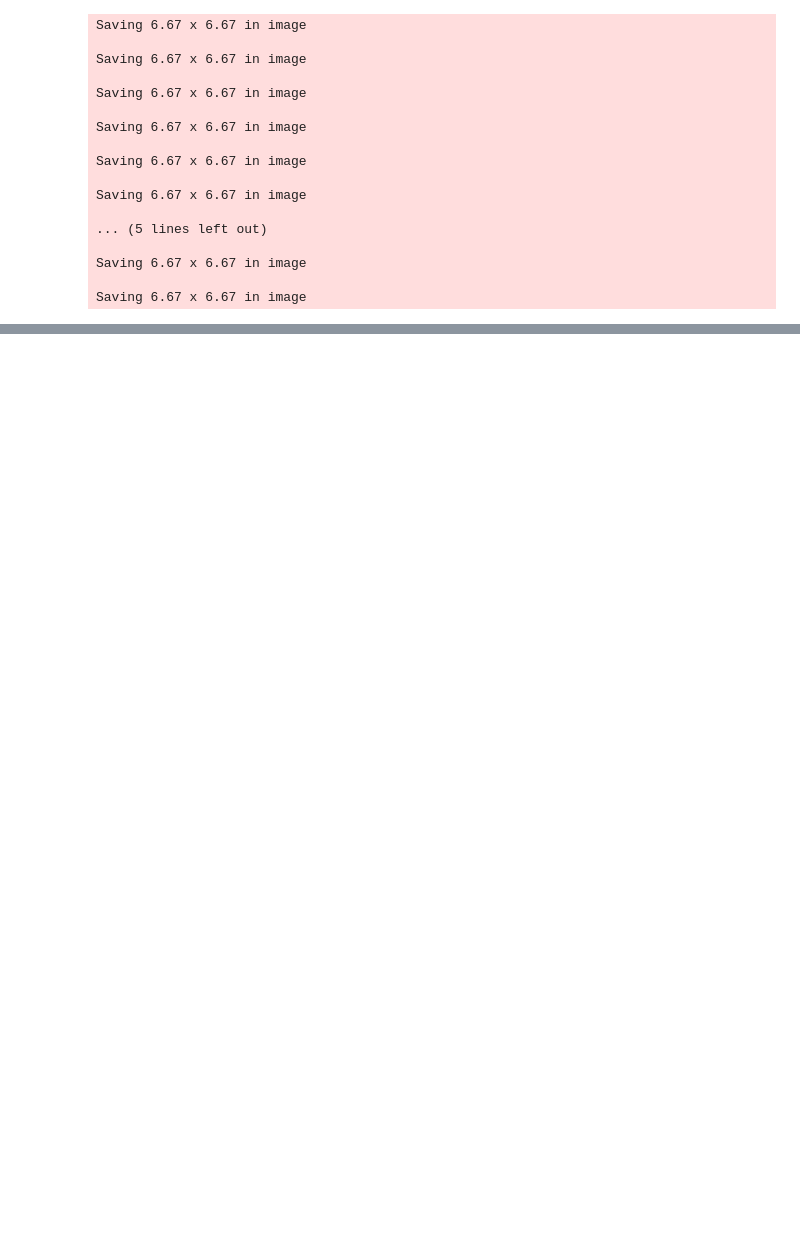
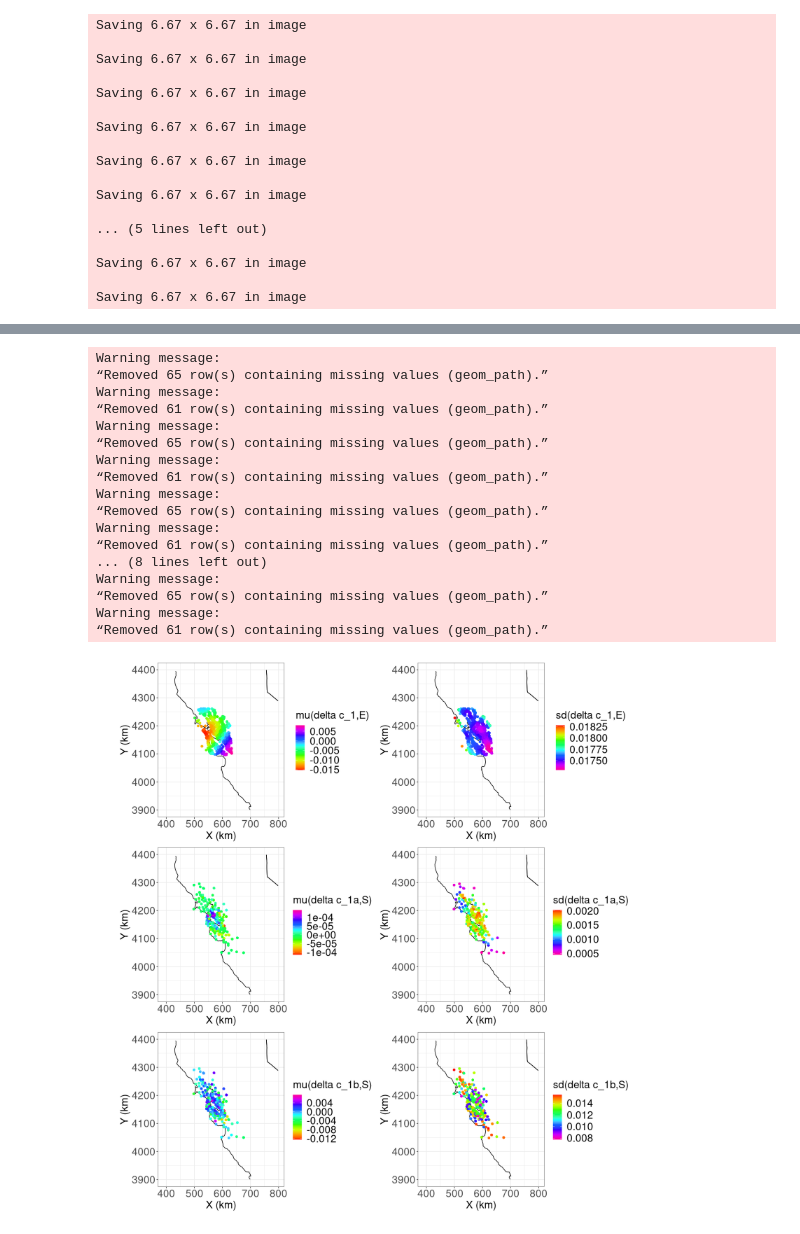
Before and after one commit to wangyf/NonergodicSD, a Jupyter notebook: nonergodic.ipynb, the cells around one changed output, grey strips where cells are left out. Cells and saved outputs as stored; diff of their text form; code cells hidden in the pictures; blank space fills up the shorter version.

```diff
--- a/nonergodic.ipynb
+++ b/nonergodic.ipynb
@@ -517,0 +676,23 @@ Saving 6.67 x 6.67 in image
+# %%
+
+options(repr.plot.width=15, repr.plot.height=15)
+pl_dc1e_mu_map + pl_dc1e_sd_map + pl_dc1as_mu_map+pl_dc1as_sd_map + pl_dc1bs_mu_map+ pl_dc1bs_sd_map +  plot_layout(ncol = 2)
+# %% [output]
+Warning message:
+“Removed 65 row(s) containing missing values (geom_path).”
+Warning message:
+“Removed 61 row(s) containing missing values (geom_path).”
+Warning message:
+“Removed 65 row(s) containing missing values (geom_path).”
+Warning message:
+“Removed 61 row(s) containing missing values (geom_path).”
+Warning message:
+“Removed 65 row(s) containing missing values (geom_path).”
+Warning message:
+“Removed 61 row(s) containing missing values (geom_path).”
+... (8 lines left out)
+Warning message:
+“Removed 65 row(s) containing missing values (geom_path).”
+Warning message:
+“Removed 61 row(s) containing missing values (geom_path).”
+[figure, added]
```
Also changed, not shown: parts of 10 cells of this notebook.
